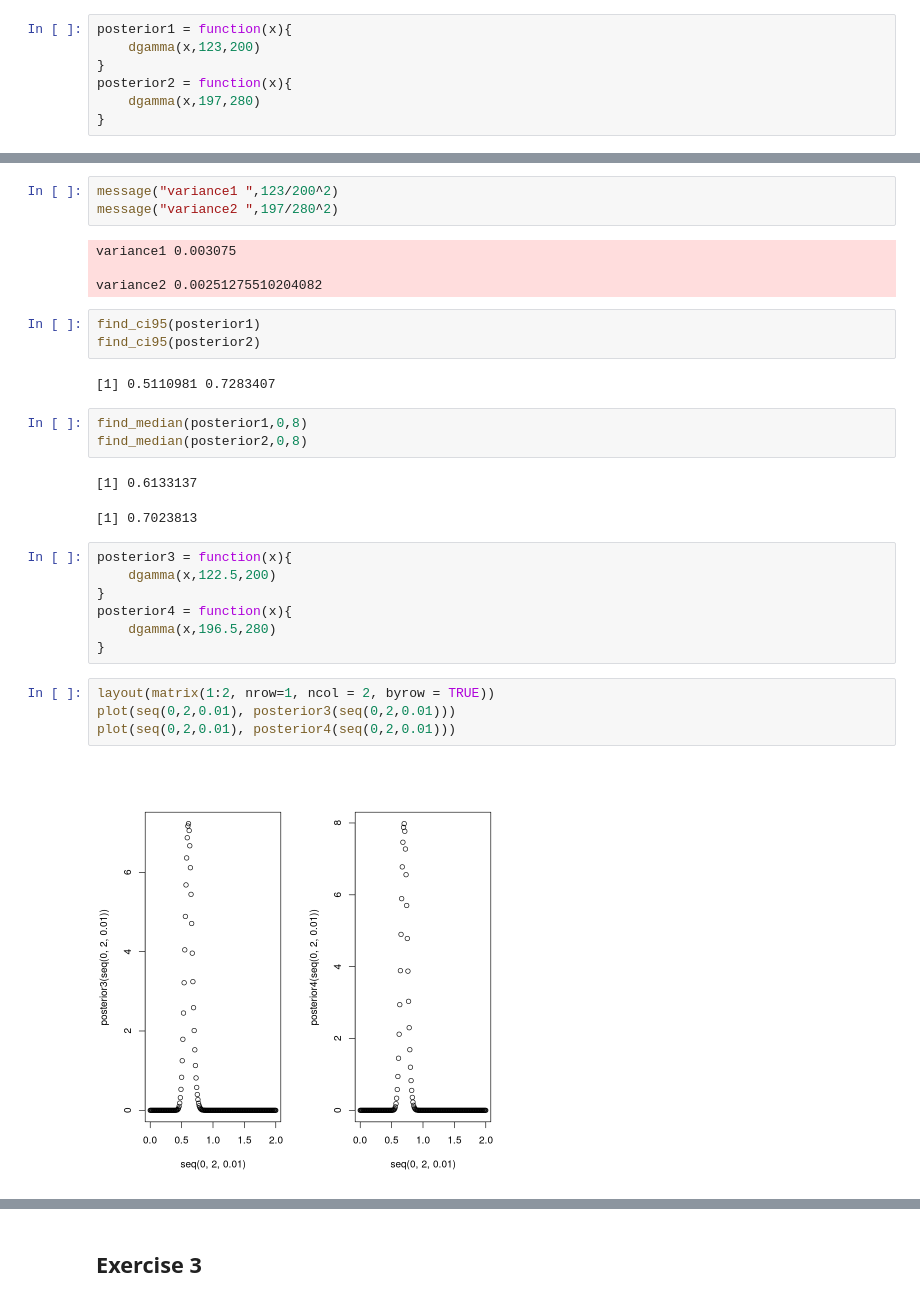
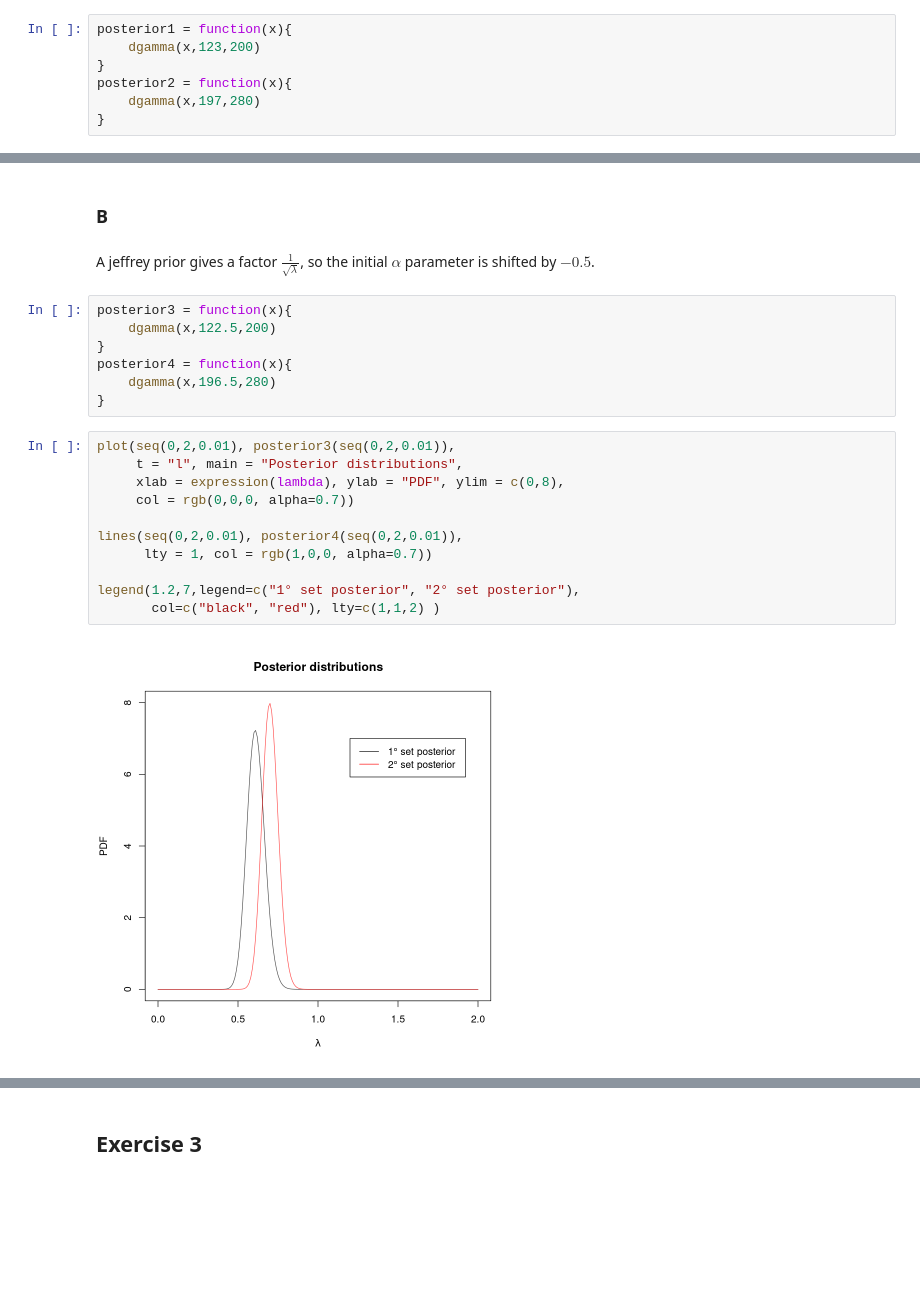
Before and after one commit to Confizolo/PoDProjects, a Jupyter notebook: ASfPA/Ex07/ConfortoFilippo_Rlabsession7.ipynb, the cells around one changed output, grey strips where cells are left out. Cells and saved outputs as stored; diff of their text form; blank space fills up the shorter version.

```diff
--- a/ASfPA/Ex07/ConfortoFilippo_Rlabsession7.ipynb
+++ b/ASfPA/Ex07/ConfortoFilippo_Rlabsession7.ipynb
@@ -98,21 +160,7 @@ mean2 0.703571428571429
-# %%
-message("variance1 ",123/200^2)
-message("variance2 ",197/280^2)
-# %% [output]
-variance1 0.003075
-
-variance2 0.00251275510204082
-# %%
-find_ci95(posterior1)
-find_ci95(posterior2)
-# %% [output]
-[1] 0.5110981 0.7283407
-# %%
-find_median(posterior1,0,8)
-find_median(posterior2,0,8)
-# %% [output]
-[1] 0.6133137
-[1] 0.7023813
+# %% [markdown]
+### B
+# %% [markdown]
+A jeffrey prior gives a factor $\frac{1}{\sqrt{\lambda}}$, so the initial $\alpha$ parameter is shifted by $-0.5$.
 # %%
 posterior3 = function(x){
     dgamma(x,122.5,200)
@@ -121,8 +169,15 @@ posterior4 = function(x){
     dgamma(x,196.5,280)
 }
 # %%
-layout(matrix(1:2, nrow=1, ncol = 2, byrow = TRUE))
-plot(seq(0,2,0.01), posterior3(seq(0,2,0.01)))
-plot(seq(0,2,0.01), posterior4(seq(0,2,0.01)))
+plot(seq(0,2,0.01), posterior3(seq(0,2,0.01)),
+     t = "l", main = "Posterior distributions",
+     xlab = expression(lambda), ylab = "PDF", ylim = c(0,8),
+     col = rgb(0,0,0, alpha=0.7))
+
+lines(seq(0,2,0.01), posterior4(seq(0,2,0.01)),
+      lty = 1, col = rgb(1,0,0, alpha=0.7))
+
+legend(1.2,7,legend=c("1° set posterior", "2° set posterior"),
+       col=c("black", "red"), lty=c(1,1,2) )
 # %% [output]
-[figure, old version]
+[figure, new version]
```
Also changed, not shown: parts of 66 cells of this notebook, 1 other file.
